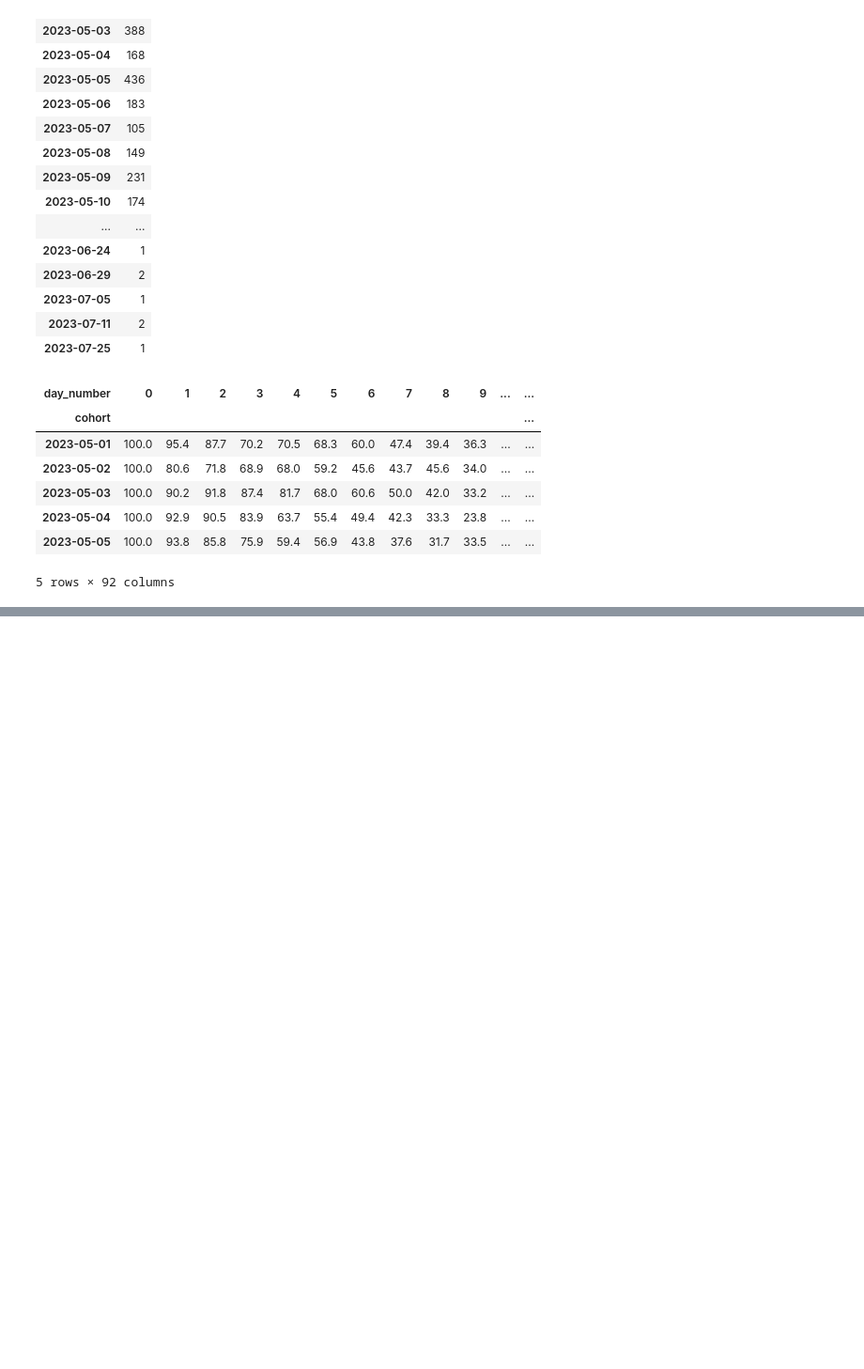
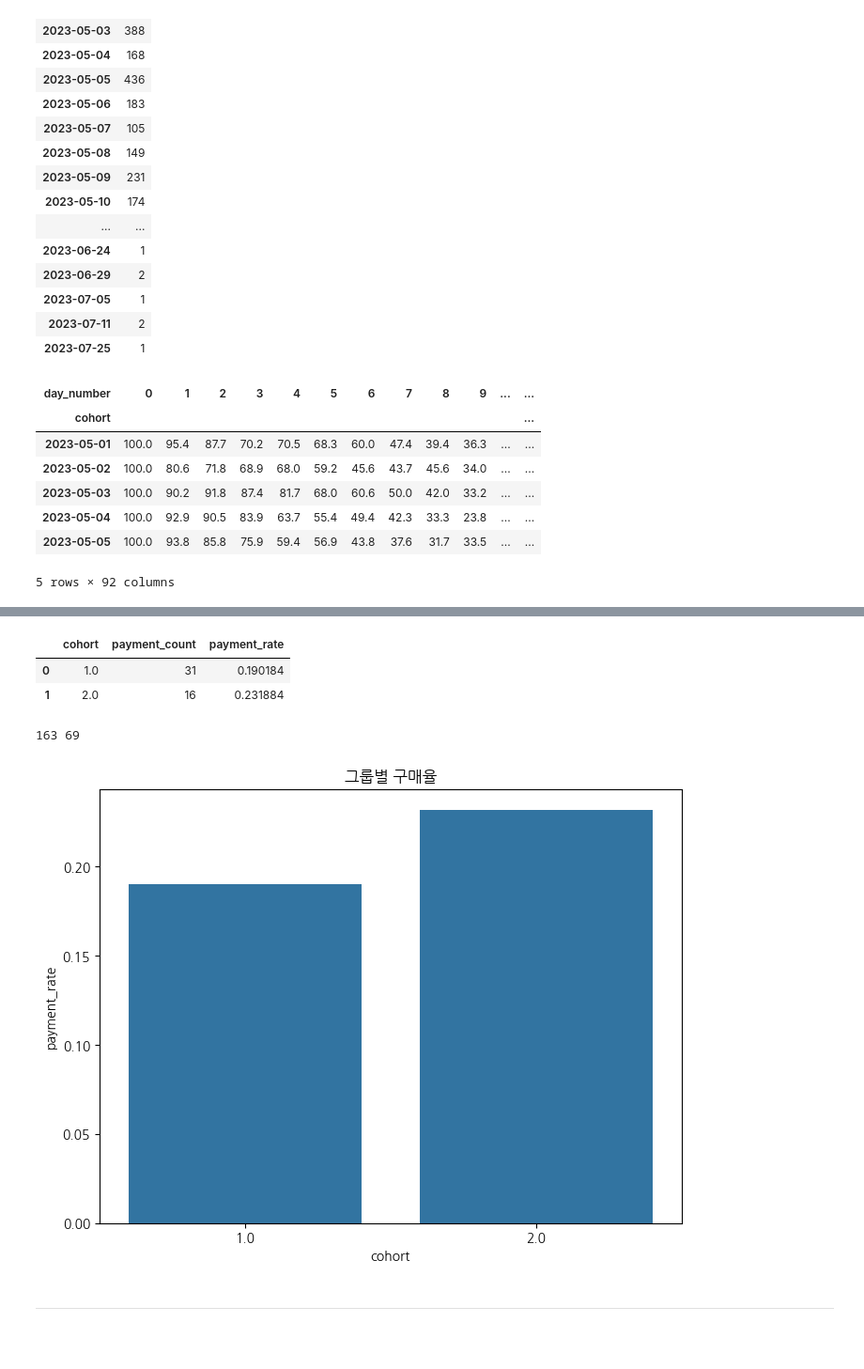
Before and after one commit to saeraniren/advanced_project, a Jupyter notebook: kpi_retention.ipynb, the cells around one changed output, grey strips where cells are left out. Shown at 94% size. Cells and saved outputs as stored; diff of their text form; code cells hidden in the pictures; blank space fills up the shorter version.

```diff
--- a/kpi_retention.ipynb
+++ b/kpi_retention.ipynb
@@ -507,0 +617,2 @@ retention_with_usercount_df.head()
+# %%
+user_0517_list = list(retention_0517_df['user_id'].unique())
@@ -507,0 +738,13 @@ retention_with_usercount_df.head()
+# %%
+# user_0520_list 와 유저id가 일치하면 cohort라는 컬럼에 1을 넣고
+# user_0517_list 와 유저id가 일치하면 cohort라는 컬럼에 2을 넣고
+# 일치하는게 없다면 결측값 처리하기
+
+paymenthistory_cohort_df = paymenthistory_df.copy()
+
+paymenthistory_cohort_df['cohort'] = paymenthistory_cohort_df['user_id'].apply(
+    lambda x : 1 if x in user_0520_list
+    else (2 if x in user_0517_list else np.nan)
+    )
+
+paymenthistory_cohort_df.head()
@@ -507,0 +776,43 @@ retention_with_usercount_df.head()
+# %%
+# 결측값 제거
+paymenthistory_cohort_df = paymenthistory_cohort_df.dropna()
+
+# 날짜가 2023-05-01~25 일까지!!!
+paymenthistory_cohort_df = paymenthistory_cohort_df[(paymenthistory_cohort_df['created_at']>='2023-05-01')&(paymenthistory_cohort_df['created_at']<'2023-05-26')]
+
+# 구매율 구해보기
+
+# 코호트별 수 구하기
+paymenthistory_cohort_group_df = paymenthistory_cohort_df.groupby(['cohort']).size().reset_index(name='payment_count')
+# 전체 코호트에서 비율 구하기
+# user 리스트 길이
+user_0520_count = len(user_0520_list)
+user_0517_count = len(user_0517_list)
+
+paymenthistory_cohort_group_df['payment_rate'] = paymenthistory_cohort_group_df.apply(
+    lambda row : row['payment_count'] / user_0520_count if row['cohort'] == 1
+    else (row['payment_count'] / user_0517_count if row['cohort'] == 2 else np.nan),
+    axis=1
+)
+
+paymenthistory_cohort_group_df.head()
+# %% [output]
+|  | cohort | payment_count | payment_rate |
+| 0 | 1.0 | 31 | 0.190184 |
+| 1 | 2.0 | 16 | 0.231884 |
+# %%
+print(user_0520_count, user_0517_count)
+# %% [output]
+163 69
+# %%
+# 시각화
+plt.figure(figsize=(8,6))
+sns.barplot(data=paymenthistory_cohort_group_df, x='cohort', y='payment_rate')
+plt.title('그룹별 구매율')
+plt.show()
+# %% [output]
+[figure, added]
+# %% [markdown]
+---
+# %% [markdown]
+###
```
Also changed, not shown: parts of 29 cells of this notebook.
